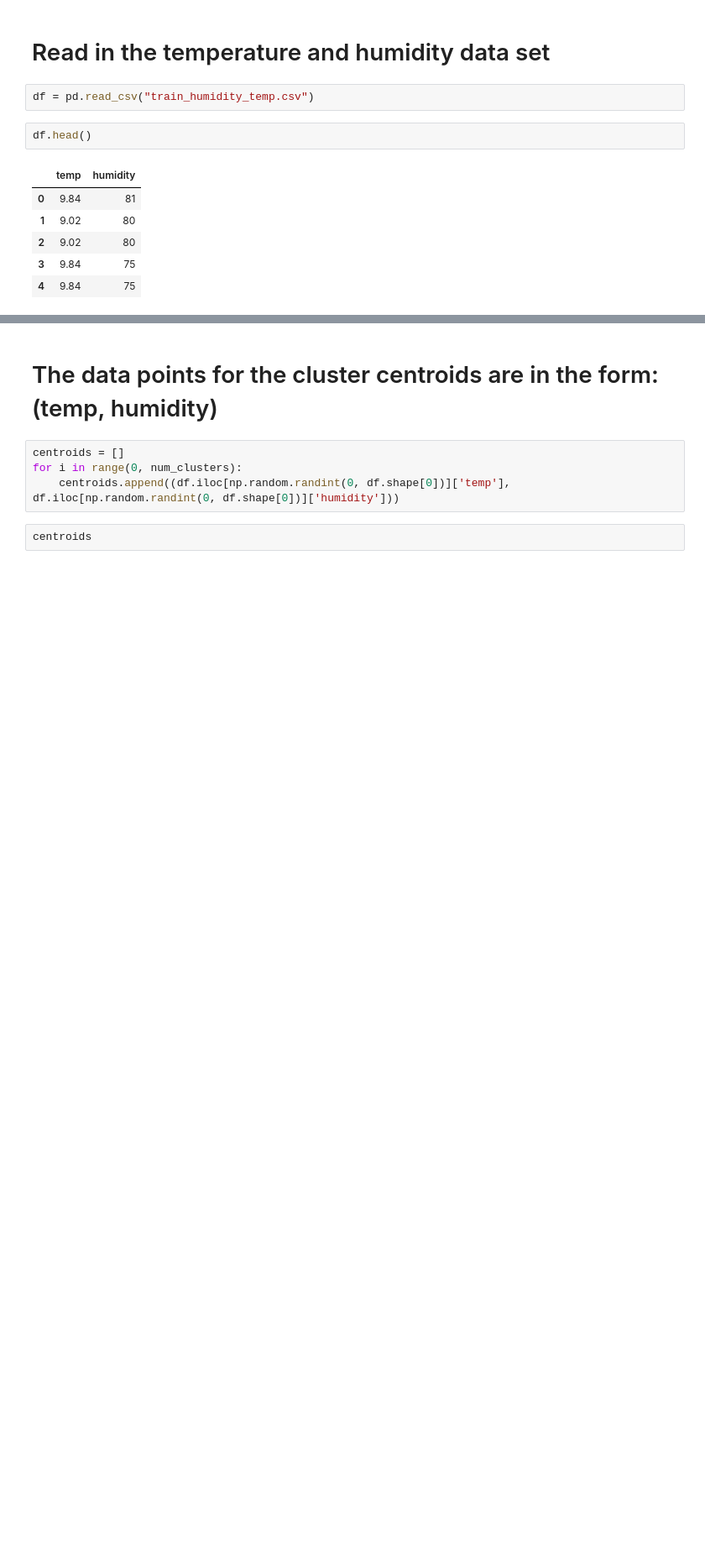
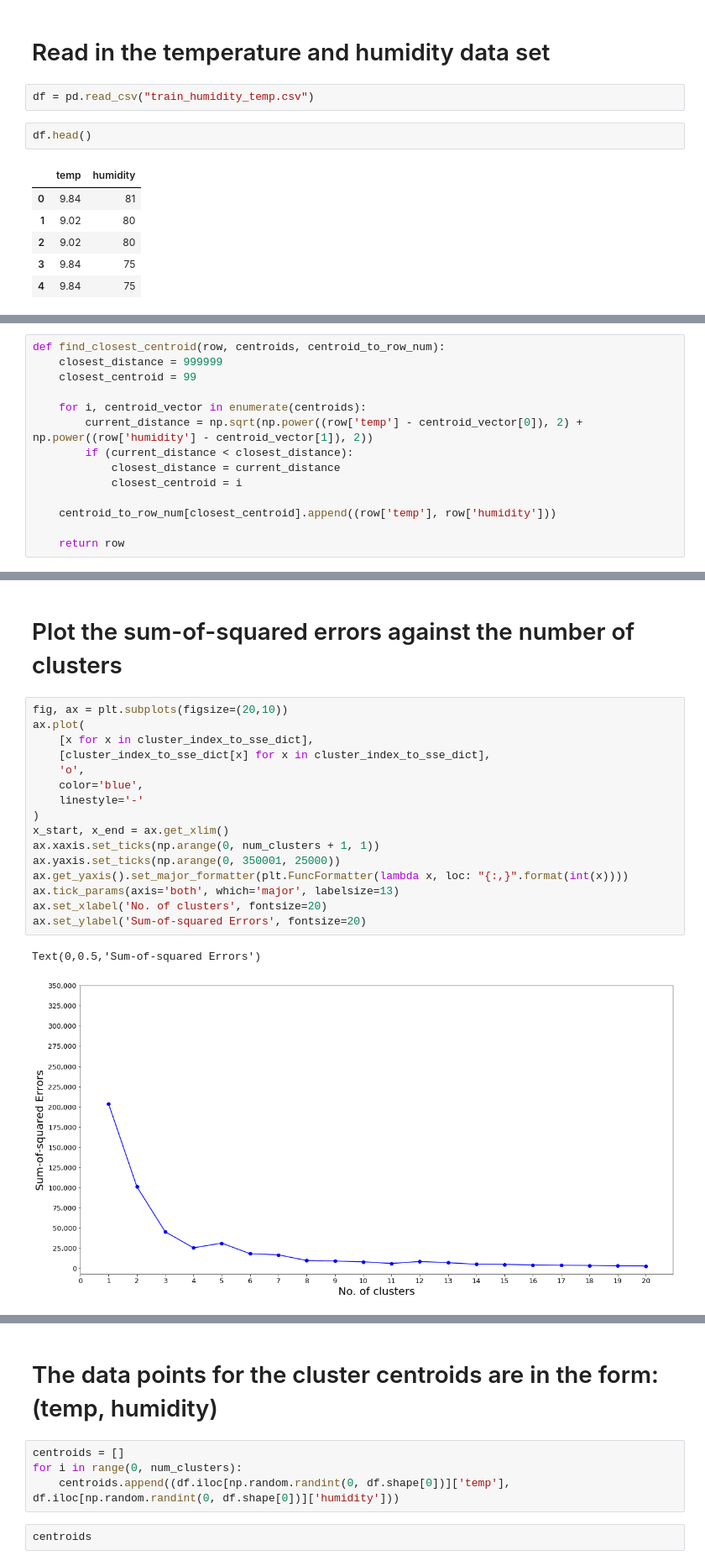
Before and after one commit to heynellywelly/k-means-clustering-exploration, a Jupyter notebook: k_means_cluster/K_Means_Clustering.ipynb, the cells around one changed output, grey strips where cells are left out. Shown at 84% size. Saved outputs shown, nothing was run; the diff lists cells and outputs as text; blank space fills up the shorter version.

```diff
--- a/k_means_cluster/K_Means_Clustering.ipynb
+++ b/k_means_cluster/K_Means_Clustering.ipynb
@@ -19,0 +23,14 @@ df.head()
+# %%
+def find_closest_centroid(row, centroids, centroid_to_row_num):
+    closest_distance = 999999
+    closest_centroid = 99
+
+    for i, centroid_vector in enumerate(centroids):
+        current_distance = np.sqrt(np.power((row['temp'] - centroid_vector[0]), 2) + np.power((row['humidity'] - centroid_vector[1]), 2))
+        if (current_distance < closest_distance):
+            closest_distance = current_distance
+            closest_centroid = i
+
+    centroid_to_row_num[closest_centroid].append((row['temp'], row['humidity']))
+
+    return row
@@ -20 +92,22 @@ df.head()
+# %% [markdown]
+# Plot the sum-of-squared errors against the number of clusters
+# %%
+fig, ax = plt.subplots(figsize=(20,10))
+ax.plot(
+    [x for x in cluster_index_to_sse_dict],
+    [cluster_index_to_sse_dict[x] for x in cluster_index_to_sse_dict],
+    'o',
+    color='blue',
+    linestyle='-'
+)
+x_start, x_end = ax.get_xlim()
+ax.xaxis.set_ticks(np.arange(0, num_clusters + 1, 1))
+ax.yaxis.set_ticks(np.arange(0, 350001, 25000))
+ax.get_yaxis().set_major_formatter(plt.FuncFormatter(lambda x, loc: "{:,}".format(int(x))))
+ax.tick_params(axis='both', which='major', labelsize=13)
+ax.set_xlabel('No. of clusters', fontsize=20)
+ax.set_ylabel('Sum-of-squared Errors', fontsize=20)
+# %% [output]
+Text(0,0.5,'Sum-of-squared Errors')
+[figure, added]
 # %% [markdown]
```
Also changed, not shown: parts of 21 cells of this notebook.
